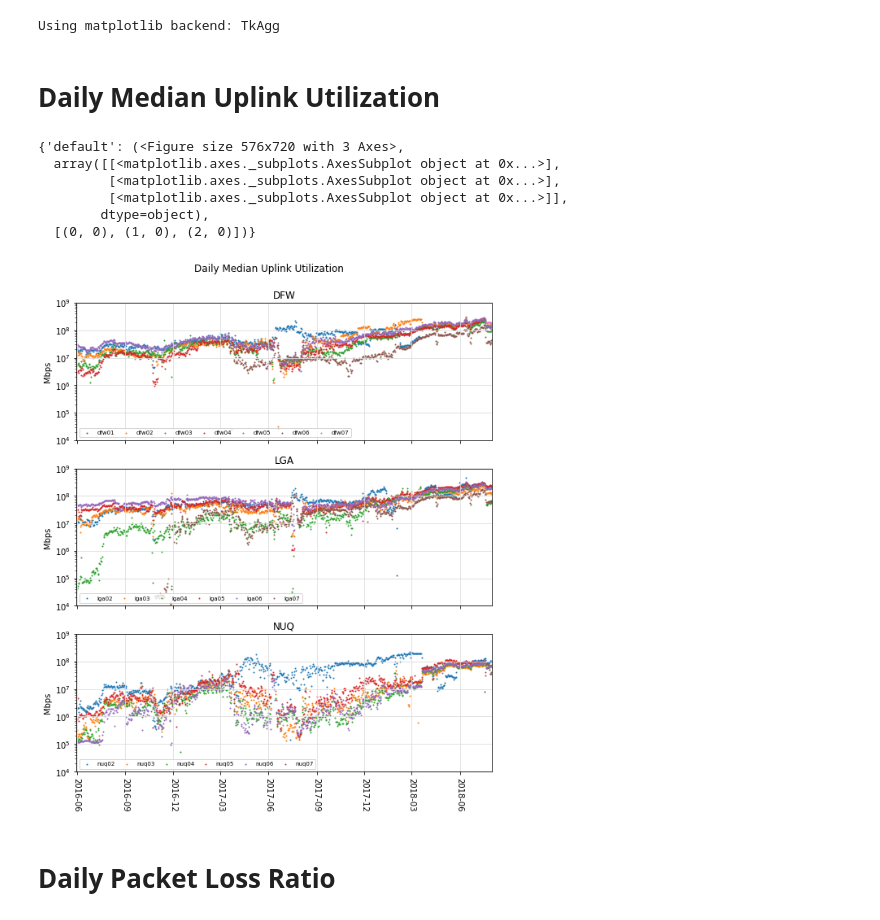
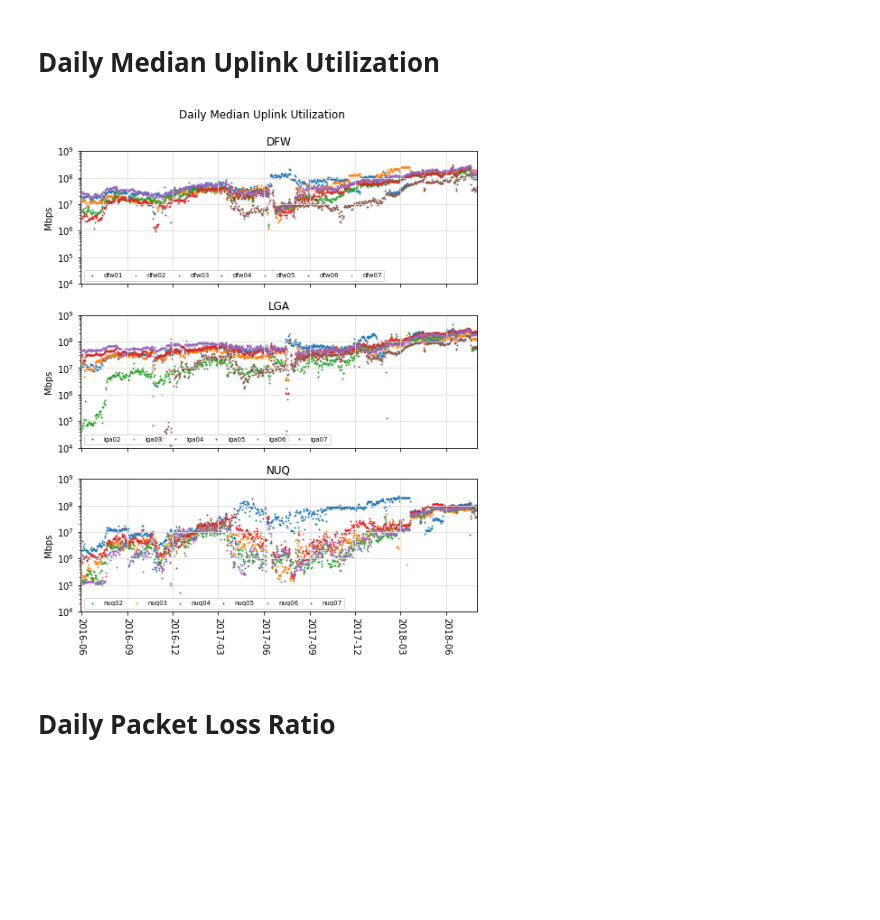
Before and after one commit to stephen-soltesz/ipython-testing, a Jupyter notebook: 2018-08 - discard analysis simple.ipynb, the cells around one changed output. Drawn from its saved outputs; the diff is of its cells as text; code cells hidden in the pictures; blank space fills up the shorter version.

```diff
--- a/2018-08 - discard analysis simple.ipynb
+++ b/2018-08 - discard analysis simple.ipynb
@@ -1,12 +1,13 @@
 # %%
-# Enables figures loading outside of browser.
-# If not run, figures will load inline.
-%matplotlib
+# Uncomment to load figures outside browser.
+# %matplotlib
+%matplotlib inline
 
 import os
 import math
 import pandas as pd
 import numpy as np
+import matplotlib
 import matplotlib.dates as dates
 import matplotlib.pyplot as plt
 import matplotlib.ticker
@@ -25,6 +26,7 @@ assert(matplotlib.__version__ >= '2.1.2')
 # Depends on: pip install --upgrade google-cloud-bigquery
 from google.cloud import bigquery
 
+
 def run_query(query, project='measurement-lab'):
     client = bigquery.Client(project=project)
     job = client.query(query)
@@ -35,6 +37,7 @@ def run_query(query, project='measurement-lab'):
             results[key].append(row.get(key))
 
     return pd.DataFrame(results)
+
 
 def unlog(x, pos):
     """Formats the x axis for histograms taken on the log of values."""
@@ -65,9 +68,8 @@ def hist(vals, bin_count, log=True, cdf=False):
     return tops, bins
 
 
+matplotlib.rcParams['figure.dpi']= 150
 logFormatter = matplotlib.ticker.FuncFormatter(unlog)
-# %% [output]
-Using matplotlib backend: TkAgg
 # %%
 def plot_df(
     df, xname='', yname='',
@@ -84,8 +86,7 @@ def plot_df(
     legend={},
     figmap=None,
     fxn=None,
-    info=False,
-    colors=False):
+    info=False):
     """Creates a scatter or histogram plot from df, split on mulitple dimension.
 
     plot_df helps plot structured data frames as simple scatter or histograms by
@@ -114,7 +115,7 @@ def plot_df(
           same axis.
       figsize: (int, int), dimensions of figure. Default (6, 8).
       axes: (int, int), arrangement of axes within figure. Default (1, 1).
-      label: str, the legend format per data series. Used as a format string.  x
+      label: str, the legend format per data series. Used as a format string.
           Other parameters available are {figure}, {axis}, {size}.
           Default {group}.
       xlabel: str, the xlabel value. Used as a format string. Other parameters
@@ -134,7 +135,6 @@ def plot_df(
           figure, axis, group, names and data set size. Only called for
           histogram plots.
       info: bool, whether to log additional info messages.
-      colors: bool, reuse colors from given figmap.
     Returns:
       dict of str to (figures, axes) tuples
     """
@@ -142,9 +142,19 @@ def plot_df(
         if info:
             print f
 
+    def get_label_color(ax, label):
+        """Returns the color of the collection with given label."""
+        color = None
+        for c in ax.collections:
+            if c.get_label() == label:
+                color = c.get_facecolors()[0]
+        return color
+
+    check_colors = figmap is not None
     if figmap is None:
         log_info('new figmap')
         figmap = {}
+
     scatter = None
     if (xname and yname):
         scatter = True
@@ -192,13 +202,19 @@ def plot_df(
                     x = fx(df_g[xname])
                     y = fy(df_g[yname])
                     l = label.format(figure=f, axis=a, group=g)
-                    if colors:
-                        print ax[i][j].collections
-                        c = [c for c in ax[i][j].collections if c.get_label() == l]
-                        color = c[0].get_facecolor()
-                        ax[i][j].scatter(x, y, s=1, color=color)
+                    kw = {}
+                    found_color = None
+                    if check_colors:
+                        # When a figmap is given, and the current label matches
+                        # an existing label, re-use the original color.
+                        found_color = get_label_color(ax[i][j], l)
+
+                    if found_color is not None:
+                        kw['color'] = found_color
                     else:
-                        ax[i][j].scatter(x, y, s=1, label=l)
+                        kw['label'] = l
+
+                    ax[i][j].scatter(x, y, s=1, **kw)
 
                 else:
                     r = df_g[cname]
@@ -210,7 +226,8 @@ def plot_df(
                         result = fxn(r, figure=f, axis=a, group=g, size=size)
                     log_info("%s %s %s %s %s" % (f, a, g, size, len(r)))
                     h_tops, h_bins = hist(r, size, log=xlog , cdf=cdf)
-                    l = label.format(figure=f, axis=a, group=g, size=size, result=result)
+                    l = label.format(figure=f, axis=a, group=g, size=size,
+                                     result=result)
                     ax[i][j].plot(h_bins[:-1], h_tops, label=l)
 
             if i != len(ax)-1:
@@ -292,26 +309,20 @@ ORDER BY
   hostname, ts
 """)
 # %%
-plot_scatter(
+_ = plot_scatter(
     df_disco_pct, 'ts', 'bytes_50th',
     axes_by='metro', group_by='site',
-    axes=(3, 1), figsize=(8, 10),
+    axes=(3, 1), figsize=(7, 9),
     suptitle='Daily Median Uplink Utilization',
     ylabel="Mbps",
     title='{axis}',
     xlim=(pd.to_datetime("2016-05-31"), pd.to_datetime("2018-08-01")),
     ylim=(1e4, 1e9),
     fx=lambda l: [pd.to_datetime(t, unit='s') for t in l],
     legend={'loc':3, 'ncol':7, 'columnspacing':1},
     ylog=True)
 # %% [output]
-{'default': (<Figure size 576x720 with 3 Axes>,
-  array([[<matplotlib.axes._subplots.AxesSubplot object at 0x...>],
-         [<matplotlib.axes._subplots.AxesSubplot object at 0x...>],
-         [<matplotlib.axes._subplots.AxesSubplot object at 0x...>]],
-        dtype=object),
-  [(0, 0), (1, 0), (2, 0)])}
-[figure, old version]
+[figure, new version]
 # %% [markdown]
 # Daily Packet Loss Ratio
 # %%
```
Also changed, not shown: parts of 12 cells of this notebook.
